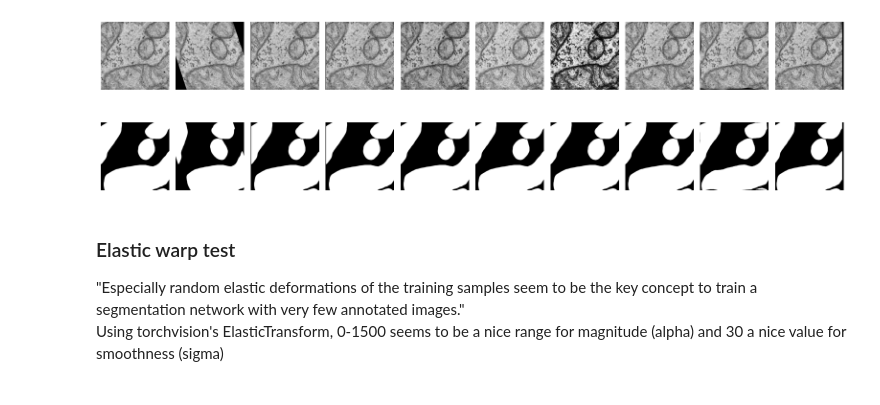
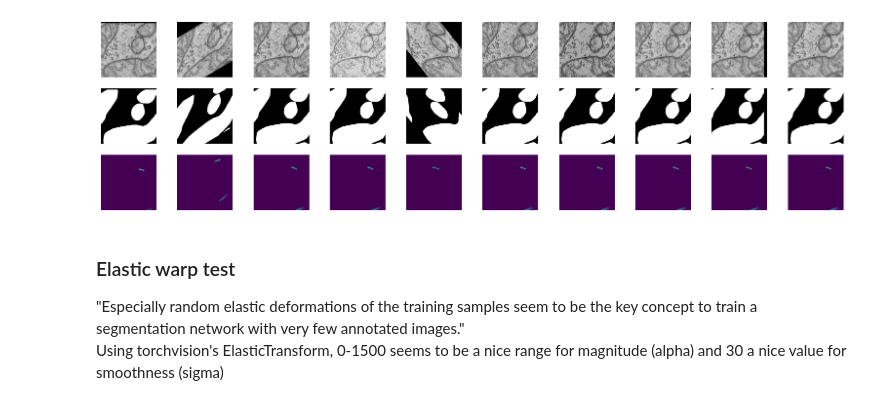
Before and after one commit to ogkristi/mitotem, a Jupyter notebook: notebooks/2-dataloader-test.ipynb, the cells around one changed output. Cells and saved outputs as stored; diff of their text form; code cells hidden in the pictures.

Commit message:
Add calculation of pixel-wise weight maps and adapt dataset to support them

```diff
--- a/notebooks/2-dataloader-test.ipynb
+++ b/notebooks/2-dataloader-test.ipynb
@@ -25,29 +31,26 @@ mean, std
 # %%
-import torch
+import torchvision.transforms.v2 as T
 from src.data.loaders import TrivialAugmentWide
-import torchvision.transforms.v2 as T
 
 transforms = T.Compose([T.CenterCrop(500), TrivialAugmentWide(), T.ConvertDtype(), T.Normalize(mean=[0.6552], std=[0.1531])])
 
-dataset = MitoSemsegDataset(root=TRAIN_ROOT, transforms=transforms)
+dataset = MitoSemsegDataset(root=TRAIN_ROOT, transforms=transforms, weights=True)
 
 top, left, h, w = 1100, 3500, 400, 400
 
-m, n = 2, 10
-augs = []
-for _ in range(n):
-    img, mask = dataset[81]
-    augs.append((img, mask))
+m, n = 3, 10
+augs = [dataset[81] for _ in range(n)]
 
 fig = plt.figure(figsize=(20,5))
 gs = fig.add_gridspec(m, n, wspace=.1)
 ax = gs.subplots()
+[a.axis('off') for a in fig.axes]
 for i in range(n):
-    ax[0,i].axis('off'), ax[1,i].axis('off')
     ax[0,i].imshow(augs[i][0].squeeze(), cmap='gray')
-    ax[1,i].imshow(augs[i][1].squeeze(), cmap='gray')
+    ax[1,i].imshow(augs[i][1], cmap='gray')
+    ax[2,i].imshow(augs[i][2])
 # %% [output]
-[figure, old version]
+[figure, new version]
 # %% [markdown]
 ### Elastic warp test
 "Especially random elastic deformations of the training samples seem to be the key concept to train a segmentation network with very few annotated images." <br>
```
Also changed, not shown: parts of 4 cells of this notebook, 3 other files.
